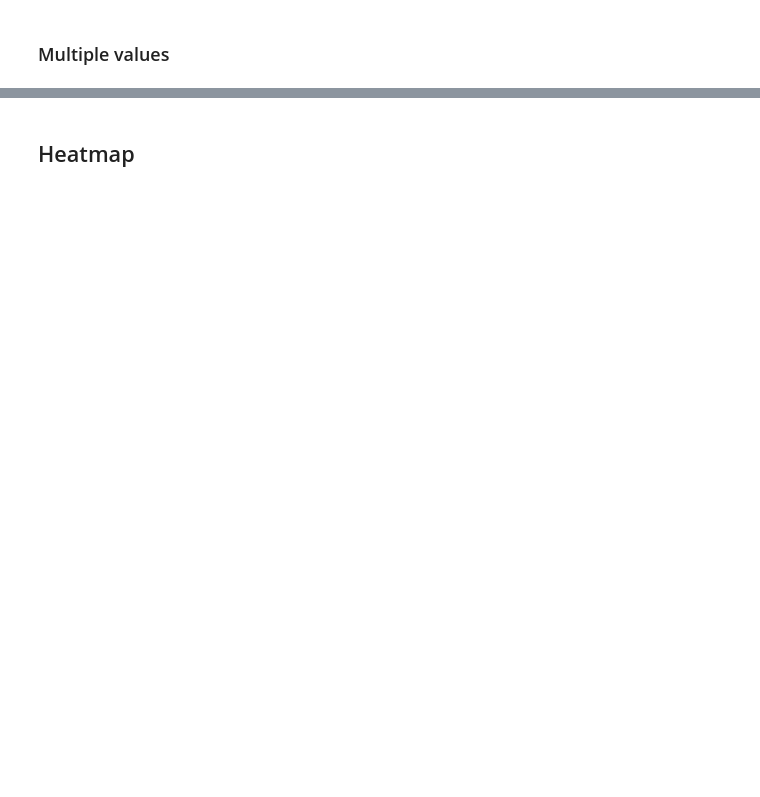
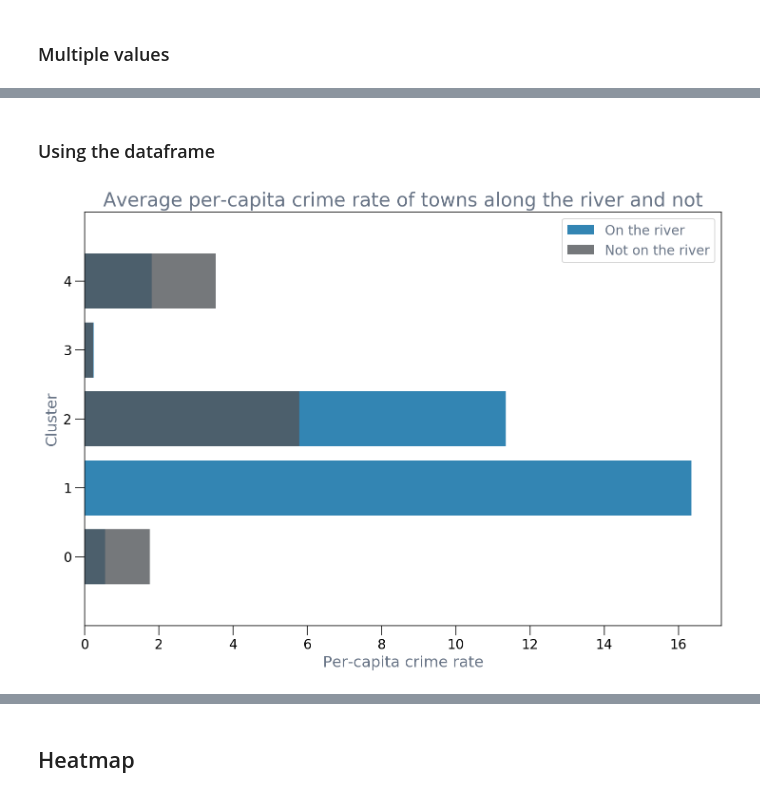
Before and after one commit to cmawer/vishelper, a Jupyter notebook: vishelper-demo.ipynb, the cells around one changed output, grey strips where cells are left out. Cells and saved outputs as stored; diff of their text form; code cells hidden in the pictures; blank space fills up the shorter version.

```diff
--- a/vishelper-demo.ipynb
+++ b/vishelper-demo.ipynb
@@ -221,0 +228,14 @@ fig, ax = vh.plot(
+# %% [markdown]
+### Using the dataframe
+# %%
+fig, ax = vh.plot(
+    x="cluster",
+    y=[0.0, 1.0],
+    df=river_means.loc['CRIM'].reset_index(),
+    kind='barh',
+    ylabel='Cluster',
+    xlabel='Per-capita crime rate',
+    title='Average per-capita crime rate of towns along the river and not',
+    labels=["On the river", "Not on the river"])
+# %% [output]
+[figure, added]
```
Also changed, not shown: parts of 24 cells of this notebook, 1 other file.
